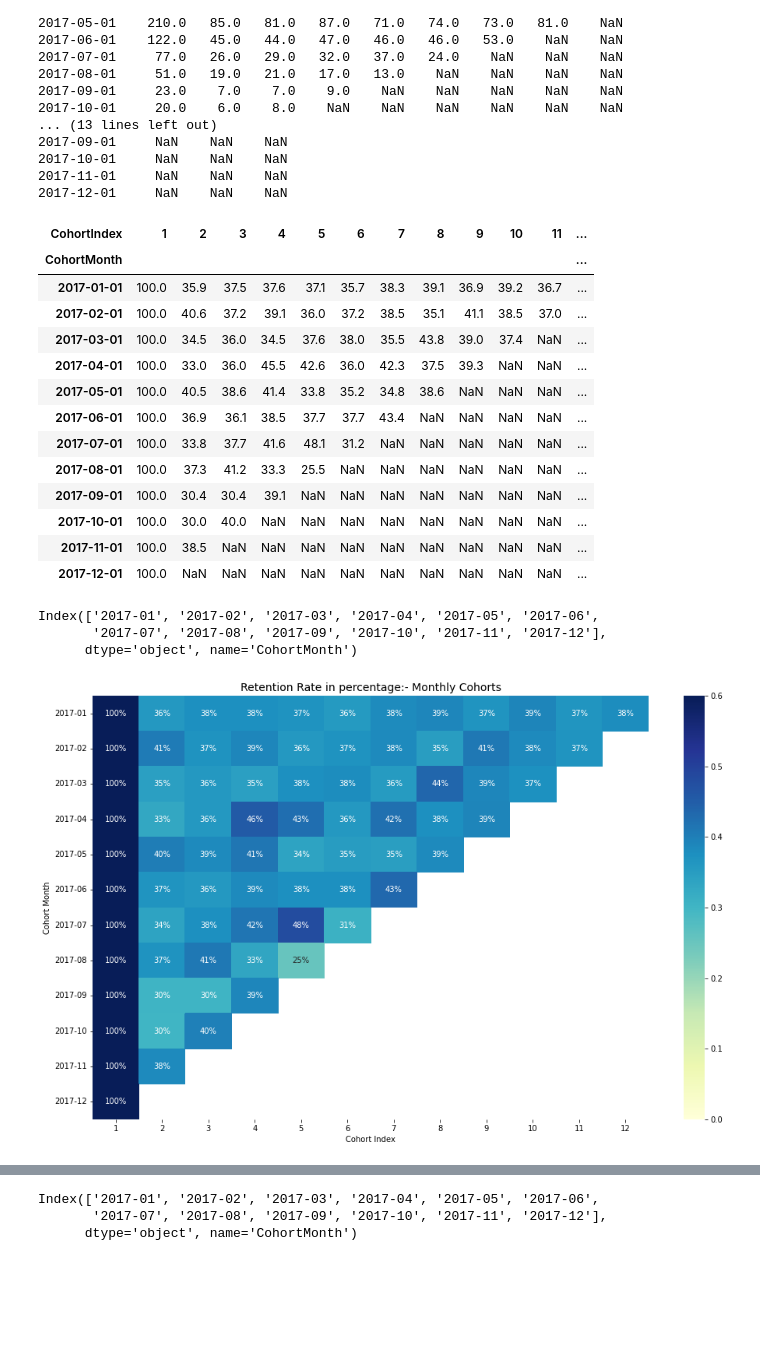
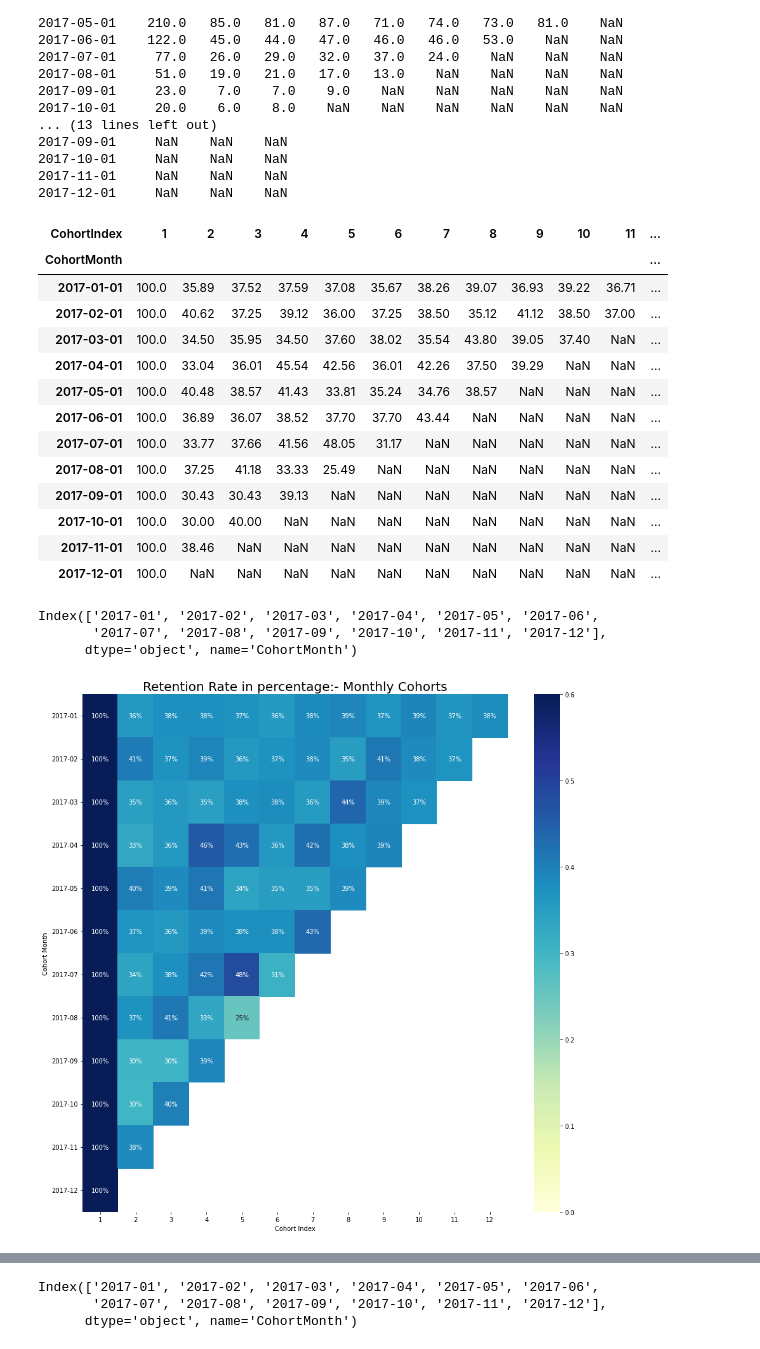
Before and after one commit to ynikhil9/Cohort-Analysis, a Jupyter notebook: Cohort.ipynb, the cells around one changed output, grey strips where cells are left out. Drawn from its saved outputs; the diff is of its cells as text; code cells hidden in the pictures; blank space fills up the shorter version.

```diff
--- a/Cohort.ipynb
+++ b/Cohort.ipynb
@@ -229,22 +226,21 @@ cohort_sizes = cohort_counts.iloc[:,0]
 retention = cohort_counts.divide(cohort_sizes, axis=0)
 # %%
-
 # Coverting the retention rate into percentage and Rounding off.
-retention.round(3)*100
+retention.round(4)*100
 # %% [output]
 | CohortIndex | 1 | 2 | 3 | 4 | 5 | 6 | 7 | 8 | 9 | 10 | 11 | ... |
 | CohortMonth |  |  |  |  |  |  |  |  |  |  |  | ... |
-| 2017-01-01 | 100.0 | 35.9 | 37.5 | 37.6 | 37.1 | 35.7 | 38.3 | 39.1 | 36.9 | 39.2 | 36.7 | ... |
-| 2017-02-01 | 100.0 | 40.6 | 37.2 | 39.1 | 36.0 | 37.2 | 38.5 | 35.1 | 41.1 | 38.5 | 37.0 | ... |
-| 2017-03-01 | 100.0 | 34.5 | 36.0 | 34.5 | 37.6 | 38.0 | 35.5 | 43.8 | 39.0 | 37.4 | NaN | ... |
-| 2017-04-01 | 100.0 | 33.0 | 36.0 | 45.5 | 42.6 | 36.0 | 42.3 | 37.5 | 39.3 | NaN | NaN | ... |
-| 2017-05-01 | 100.0 | 40.5 | 38.6 | 41.4 | 33.8 | 35.2 | 34.8 | 38.6 | NaN | NaN | NaN | ... |
-| 2017-06-01 | 100.0 | 36.9 | 36.1 | 38.5 | 37.7 | 37.7 | 43.4 | NaN | NaN | NaN | NaN | ... |
-| 2017-07-01 | 100.0 | 33.8 | 37.7 | 41.6 | 48.1 | 31.2 | NaN | NaN | NaN | NaN | NaN | ... |
-| 2017-08-01 | 100.0 | 37.3 | 41.2 | 33.3 | 25.5 | NaN | NaN | NaN | NaN | NaN | NaN | ... |
-| 2017-09-01 | 100.0 | 30.4 | 30.4 | 39.1 | NaN | NaN | NaN | NaN | NaN | NaN | NaN | ... |
-| 2017-10-01 | 100.0 | 30.0 | 40.0 | NaN | NaN | NaN | NaN | NaN | NaN | NaN | NaN | ... |
-| 2017-11-01 | 100.0 | 38.5 | NaN | NaN | NaN | NaN | NaN | NaN | NaN | NaN | NaN | ... |
+| 2017-01-01 | 100.0 | 35.89 | 37.52 | 37.59 | 37.08 | 35.67 | 38.26 | 39.07 | 36.93 | 39.22 | 36.71 | ... |
+| 2017-02-01 | 100.0 | 40.62 | 37.25 | 39.12 | 36.00 | 37.25 | 38.50 | 35.12 | 41.12 | 38.50 | 37.00 | ... |
+| 2017-03-01 | 100.0 | 34.50 | 35.95 | 34.50 | 37.60 | 38.02 | 35.54 | 43.80 | 39.05 | 37.40 | NaN | ... |
+| 2017-04-01 | 100.0 | 33.04 | 36.01 | 45.54 | 42.56 | 36.01 | 42.26 | 37.50 | 39.29 | NaN | NaN | ... |
+| 2017-05-01 | 100.0 | 40.48 | 38.57 | 41.43 | 33.81 | 35.24 | 34.76 | 38.57 | NaN | NaN | NaN | ... |
+| 2017-06-01 | 100.0 | 36.89 | 36.07 | 38.52 | 37.70 | 37.70 | 43.44 | NaN | NaN | NaN | NaN | ... |
+| 2017-07-01 | 100.0 | 33.77 | 37.66 | 41.56 | 48.05 | 31.17 | NaN | NaN | NaN | NaN | NaN | ... |
+| 2017-08-01 | 100.0 | 37.25 | 41.18 | 33.33 | 25.49 | NaN | NaN | NaN | NaN | NaN | NaN | ... |
+| 2017-09-01 | 100.0 | 30.43 | 30.43 | 39.13 | NaN | NaN | NaN | NaN | NaN | NaN | NaN | ... |
+| 2017-10-01 | 100.0 | 30.00 | 40.00 | NaN | NaN | NaN | NaN | NaN | NaN | NaN | NaN | ... |
+| 2017-11-01 | 100.0 | 38.46 | NaN | NaN | NaN | NaN | NaN | NaN | NaN | NaN | NaN | ... |
 | 2017-12-01 | 100.0 | NaN | NaN | NaN | NaN | NaN | NaN | NaN | NaN | NaN | NaN | ... |
 # %%
 retention.index = retention.index.strftime('%Y-%m')
@@ -255,19 +251,19 @@ Index(['2017-01', '2017-02', '2017-03', '2017-04', '2017-05', '2017-06',
       dtype='object', name='CohortMonth')
 # %%
 # Initialize the figure
-plt.figure(figsize=(16, 10))
+plt.figure(figsize=(15, 15))
 
 # Adding a title
-plt.title('Retention Rate in percentage:- Monthly Cohorts', fontsize = 14)
+plt.title('Retention Rate in percentage:- Monthly Cohorts', fontsize = 20)
 
 # Creating the seaborn based heatmap
 sns.heatmap(retention, annot=True, fmt= '.0%',cmap='YlGnBu', vmin = 0.0 , vmax = 0.6)
 plt.ylabel('Cohort Month')
 plt.xlabel('Cohort Index')
 plt.yticks( rotation='360')
 plt.show()
 # %% [output]
-[figure, old version]
+[figure, new version]
 # %%
 # Create a groupby object and pass the monthly cohort and cohort index as a list
 grouping = transaction_df.groupby(['CohortMonth', 'CohortIndex'])
```
Also changed, not shown: parts of 9 cells of this notebook.
